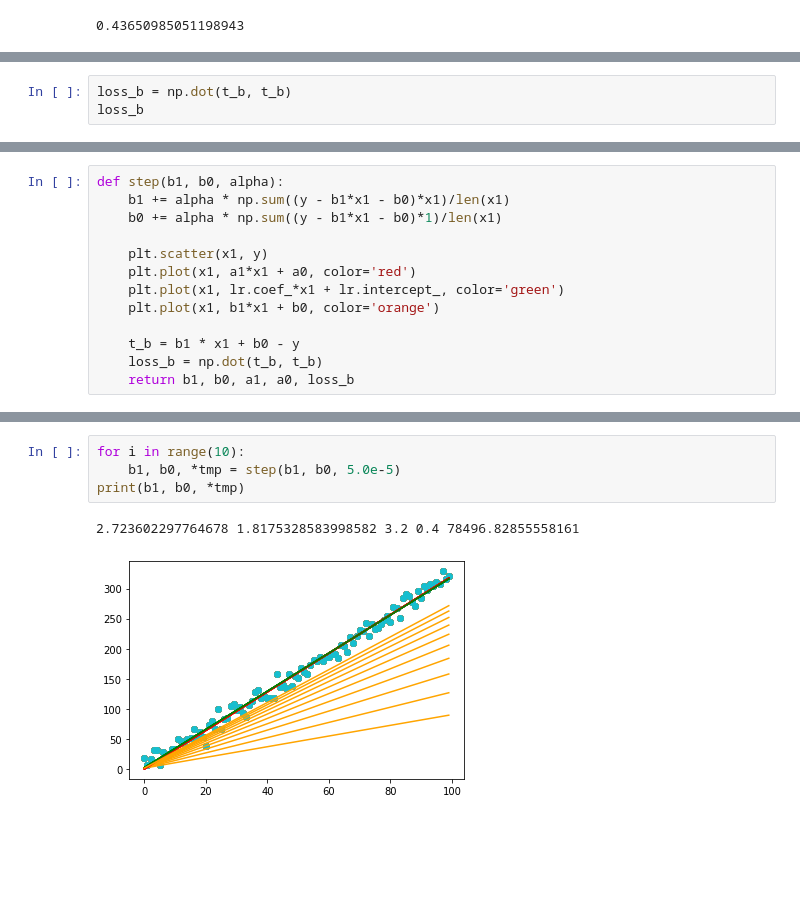
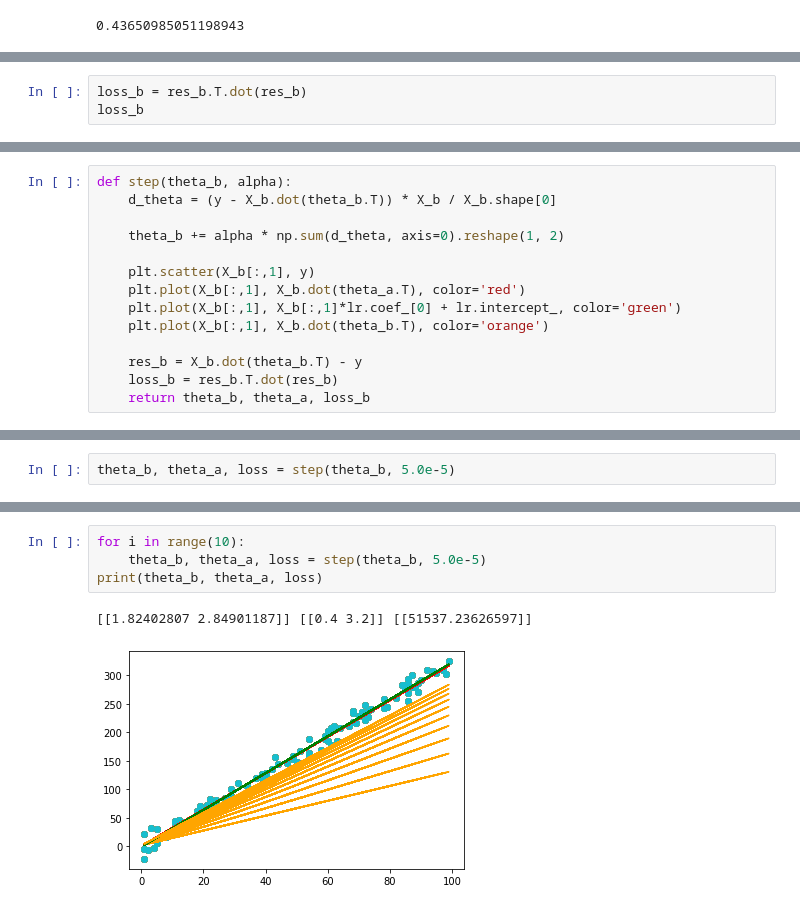
Before and after one commit to yao-eastside/machine-learning-pearls, a Jupyter notebook: linear-models/linear-regression.ipynb, the cells around one changed output, grey strips where cells are left out. Saved outputs shown, nothing was run; the diff lists cells and outputs as text; blank space fills up the shorter version.

```diff
--- a/linear-models/linear-regression.ipynb
+++ b/linear-models/linear-regression.ipynb
@@ -101,4 +187,4 @@ loss_a
 # %%
-loss_b = np.dot(t_b, t_b)
+loss_b = res_b.T.dot(res_b)
 loss_b
 # %% [output]
@@ -114,13 +200,14 @@ plt.plot(x1, b1*x1 + b0, color='orange')
-# %%
-def step(b1, b0, alpha):
-    b1 += alpha * np.sum((y - b1*x1 - b0)*x1)/len(x1)
-    b0 += alpha * np.sum((y - b1*x1 - b0)*1)/len(x1)
-
-    plt.scatter(x1, y)
-    plt.plot(x1, a1*x1 + a0, color='red')
-    plt.plot(x1, lr.coef_*x1 + lr.intercept_, color='green')
-    plt.plot(x1, b1*x1 + b0, color='orange')
-
-    t_b = b1 * x1 + b0 - y
-    loss_b = np.dot(t_b, t_b)
-    return b1, b0, a1, a0, loss_b
+# %%
+def step(theta_b, alpha):
+    d_theta = (y - X_b.dot(theta_b.T)) * X_b / X_b.shape[0]
+
+    theta_b += alpha * np.sum(d_theta, axis=0).reshape(1, 2)
+
+    plt.scatter(X_b[:,1], y)
+    plt.plot(X_b[:,1], X_b.dot(theta_a.T), color='red')
+    plt.plot(X_b[:,1], X_b[:,1]*lr.coef_[0] + lr.intercept_, color='green')
+    plt.plot(X_b[:,1], X_b.dot(theta_b.T), color='orange')
+
+    res_b = X_b.dot(theta_b.T) - y
+    loss_b = res_b.T.dot(res_b)
+    return theta_b, theta_a, loss_b
@@ -126,0 +222,2 @@ def step(b1, b0, alpha):
+# %%
+theta_b, theta_a, loss = step(theta_b, 5.0e-5)
@@ -127,9 +226,9 @@ def step(b1, b0, alpha):
 # %%
 for i in range(10):
-    b1, b0, *tmp = step(b1, b0, 5.0e-5)
-print(b1, b0, *tmp)
+    theta_b, theta_a, loss = step(theta_b, 5.0e-5)
+print(theta_b, theta_a, loss)
 # %% [output]
-2.723602297764678 1.8175328583998582 3.2 0.4 78496.82855558161
+[[1.82402807 2.84901187]] [[0.4 3.2]] [[51537.23626597]]
-[figure, old version]
+[figure, new version]
 # %%
 for i in range(100):
```
Also changed, not shown: parts of 35 cells of this notebook.
